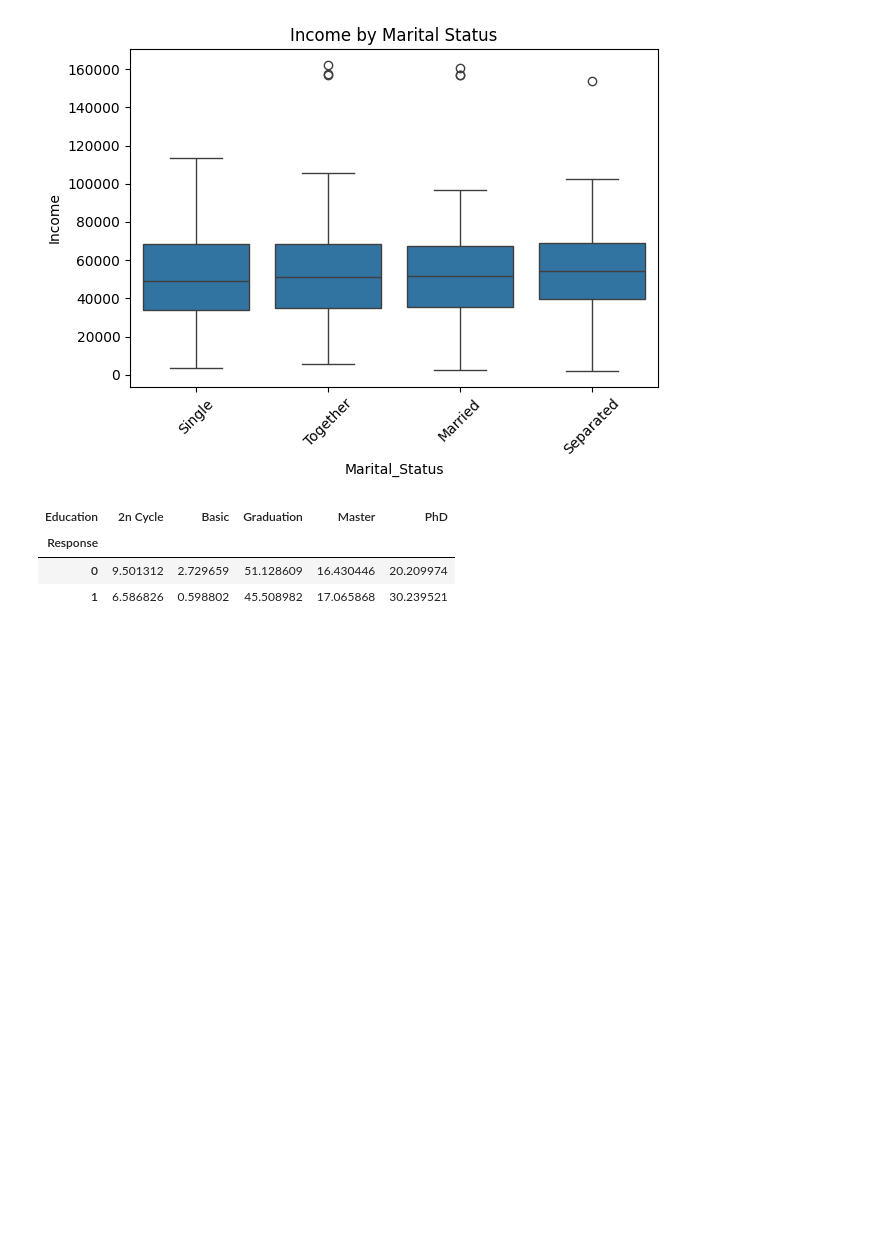
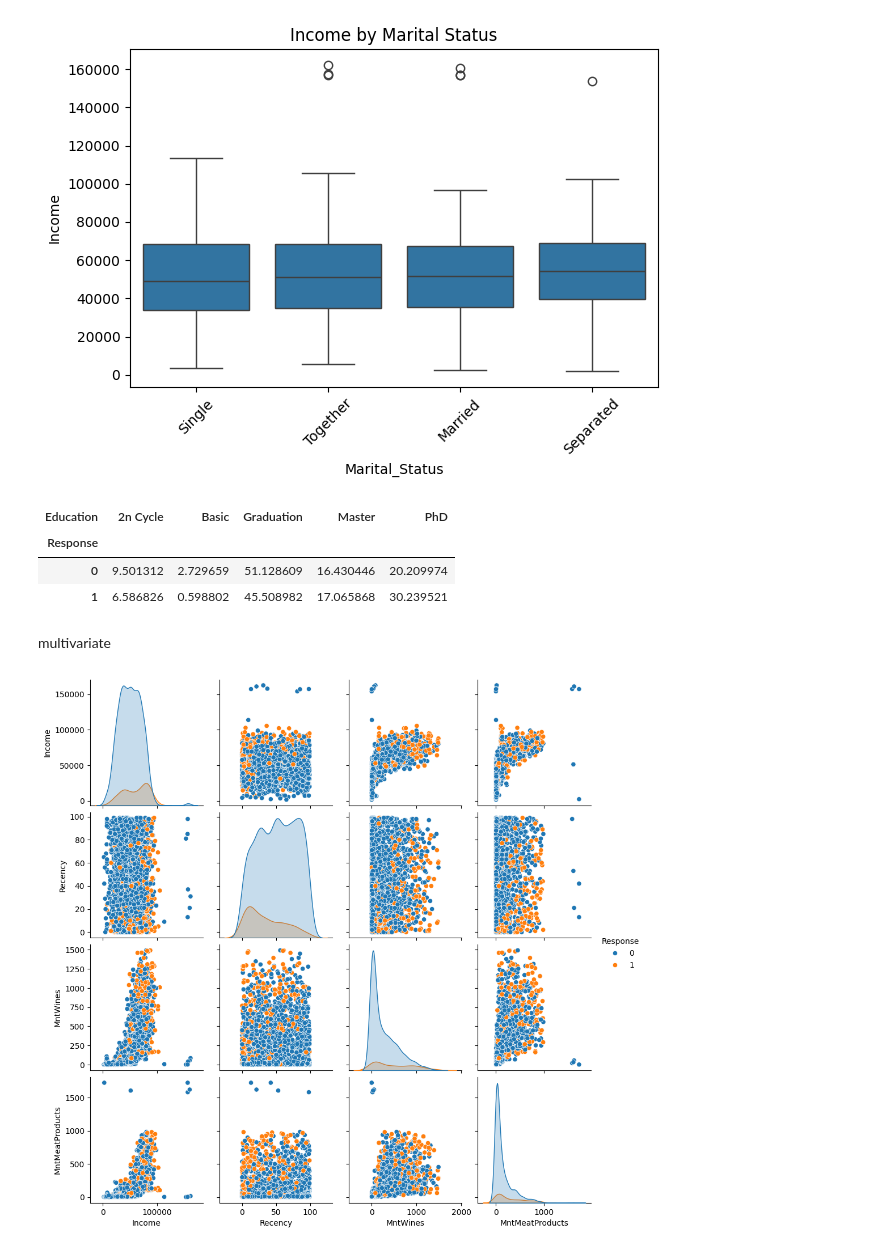
Before and after one commit to DataBells/marketing_project, a Jupyter notebook: marketing_analysis.ipynb, the cells around one changed output. Drawn from its saved outputs; the diff is of its cells as text; code cells hidden in the pictures; blank space fills up the shorter version.

Commit message:
add multivariate analysis

```diff
--- a/marketing_analysis.ipynb
+++ b/marketing_analysis.ipynb
@@ -323,3 +323,10 @@ pd.crosstab(df['Response'], df['Education'], normalize='index') * 100
 | Response |  |  |  |  |  |
 | 0 | 9.501312 | 2.729659 | 51.128609 | 16.430446 | 20.209974 |
 | 1 | 6.586826 | 0.598802 | 45.508982 | 17.065868 | 30.239521 |
+# %% [markdown]
+multivariate
+# %%
+sns.pairplot(df, vars=['Income', 'Recency', 'MntWines', 'MntMeatProducts'], hue='Response')
+plt.show()
+# %% [output]
+[figure, added]
```
Also changed, not shown: parts of 3 cells of this notebook.
